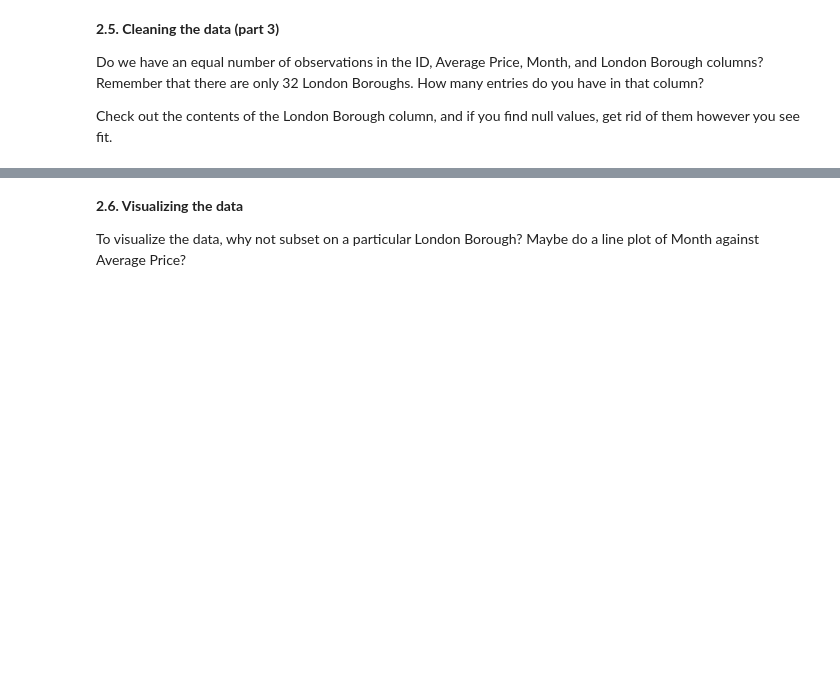
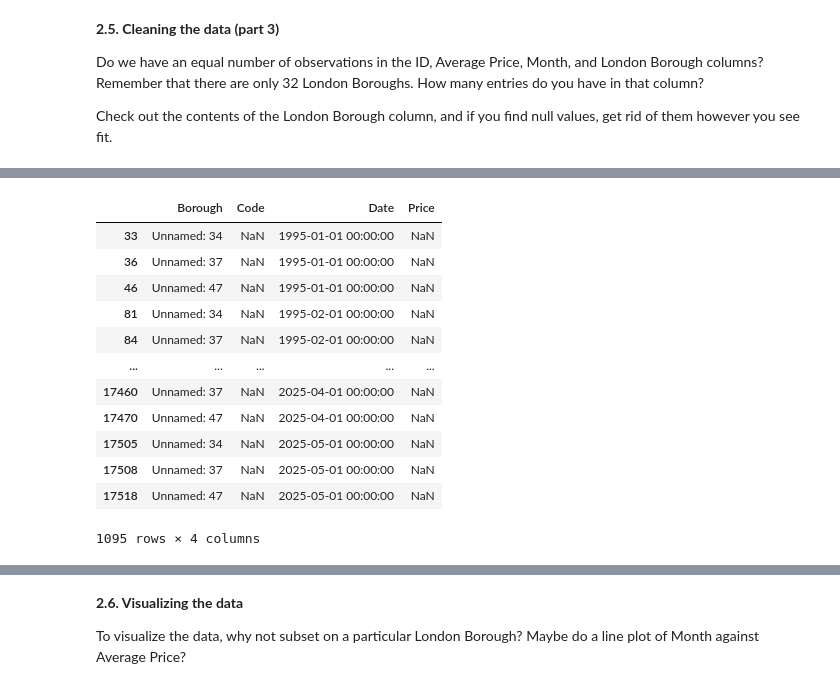
Before and after one commit to alepst42/springboard_repository, a Jupyter notebook: Unit 4 Challenge - Tier 3.ipynb, the cells around one changed output, grey strips where cells are left out. Saved outputs shown, nothing was run; the diff lists cells and outputs as text; code cells hidden in the pictures; blank space fills up the shorter version.

```diff
--- a/Unit 4 Challenge - Tier 3.ipynb
+++ b/Unit 4 Challenge - Tier 3.ipynb
@@ -128,0 +328,16 @@ Check out the contents of the London Borough column, and if you find null values
+# %%
+properties[properties['Code'].isna()]
+# %% [output]
+|  | Borough | Code | Date | Price |
+| 33 | Unnamed: 34 | NaN | 1995-01-01 00:00:00 | NaN |
+| 36 | Unnamed: 37 | NaN | 1995-01-01 00:00:00 | NaN |
+| 46 | Unnamed: 47 | NaN | 1995-01-01 00:00:00 | NaN |
+| 81 | Unnamed: 34 | NaN | 1995-02-01 00:00:00 | NaN |
+| 84 | Unnamed: 37 | NaN | 1995-02-01 00:00:00 | NaN |
+| ... | ... | ... | ... | ... |
+| 17460 | Unnamed: 37 | NaN | 2025-04-01 00:00:00 | NaN |
+| 17470 | Unnamed: 47 | NaN | 2025-04-01 00:00:00 | NaN |
+| 17505 | Unnamed: 34 | NaN | 2025-05-01 00:00:00 | NaN |
+| 17508 | Unnamed: 37 | NaN | 2025-05-01 00:00:00 | NaN |
+| 17518 | Unnamed: 47 | NaN | 2025-05-01 00:00:00 | NaN |
+1095 rows × 4 columns
```
Also changed, not shown: parts of 21 cells of this notebook, 2 other files.
